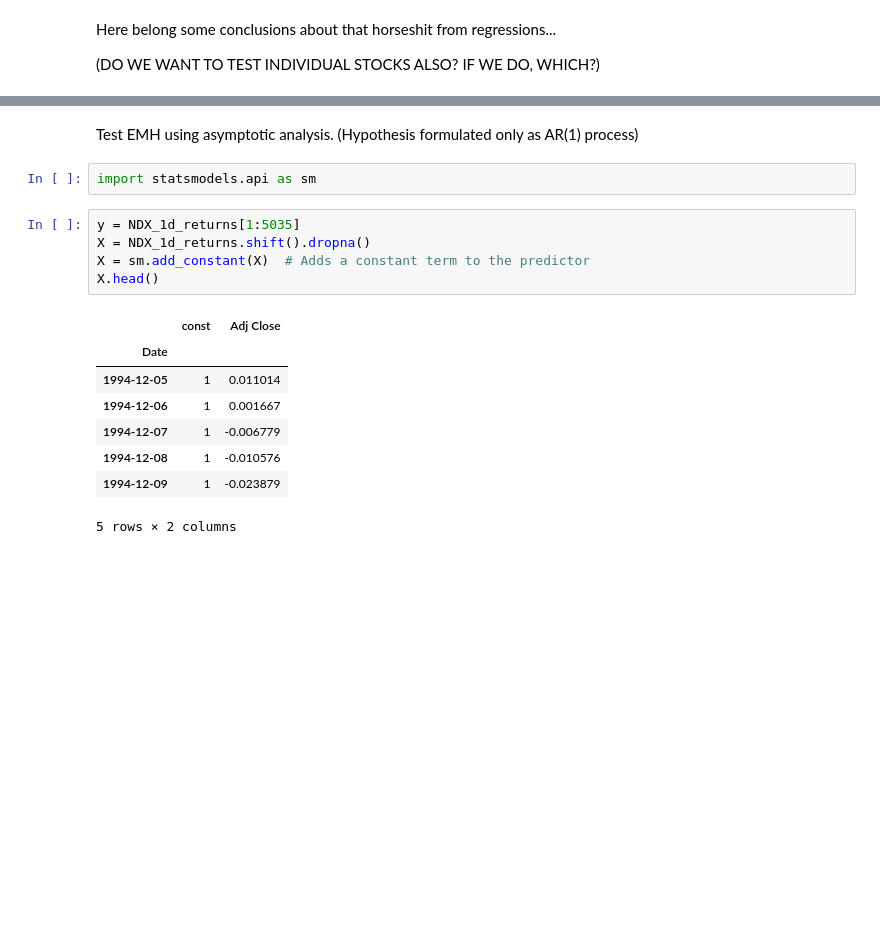
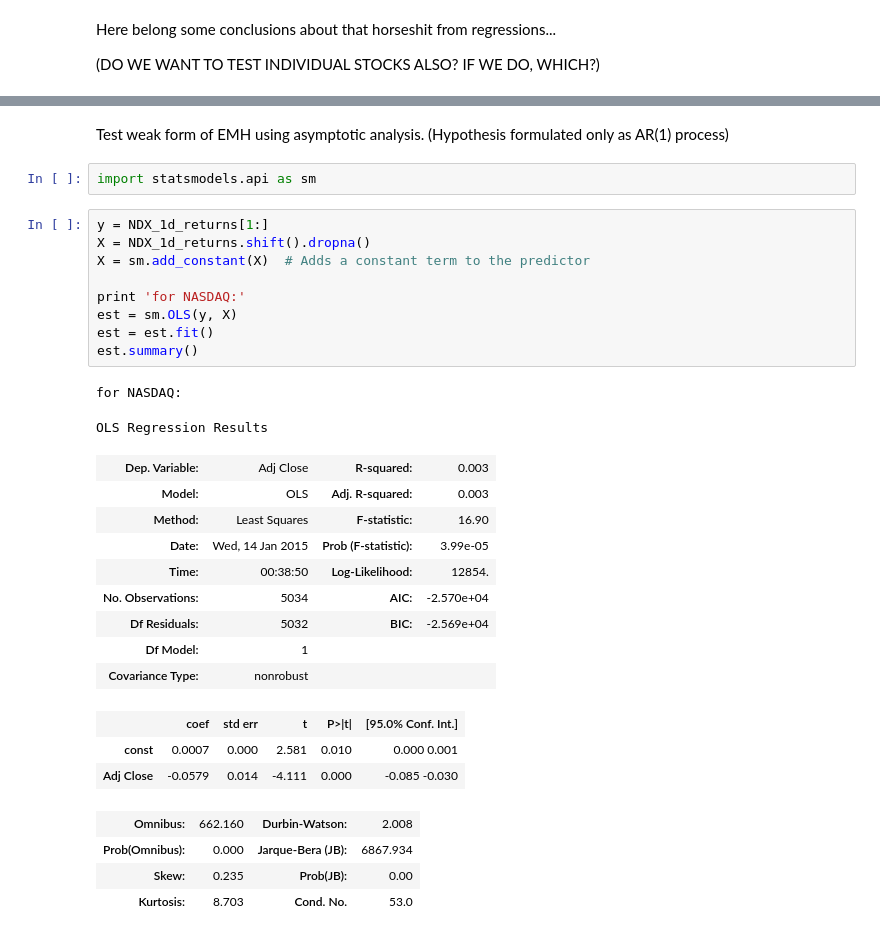
Before and after one commit to ankitvad/ML-FIN, a Jupyter notebook: Testing Random-Walk Hypothesis and related shit.ipynb, the cells around one changed output, grey strips where cells are left out. Drawn from its saved outputs; the diff is of its cells as text; blank space fills up the shorter version.

```diff
--- a/Testing Random-Walk Hypothesis and related shit.ipynb
+++ b/Testing Random-Walk Hypothesis and related shit.ipynb
@@ -192,19 +187,33 @@ Name: Adj Close, dtype: float64)
 # %% [markdown]
-Test EMH using asymptotic analysis. (Hypothesis formulated only as AR(1) process)
+Test weak form of EMH using asymptotic analysis. (Hypothesis formulated only as AR(1) process)
 # %%
 import statsmodels.api as sm
 # %%
-y = NDX_1d_returns[1:5035]
+y = NDX_1d_returns[1:]
 X = NDX_1d_returns.shift().dropna()
 X = sm.add_constant(X)  # Adds a constant term to the predictor
-X.head()
+
+print 'for NASDAQ:'
+est = sm.OLS(y, X)
+est = est.fit()
+est.summary()
 # %% [output]
+for NASDAQ:
+OLS Regression Results
-|  | const | Adj Close |
-| Date |  |  |
-| 1994-12-05 | 1 | 0.011014 |
-| 1994-12-06 | 1 | 0.001667 |
-| 1994-12-07 | 1 | -0.006779 |
-| 1994-12-08 | 1 | -0.010576 |
-| 1994-12-09 | 1 | -0.023879 |
+| Dep. Variable: | Adj Close | R-squared: | 0.003 |
+| Model: | OLS | Adj. R-squared: | 0.003 |
+| Method: | Least Squares | F-statistic: | 16.90 |
+| Date: | Wed, 14 Jan 2015 | Prob (F-statistic): | 3.99e-05 |
+| Time: | 00:38:50 | Log-Likelihood: | 12854. |
+| No. Observations: | 5034 | AIC: | -2.570e+04 |
+| Df Residuals: | 5032 | BIC: | -2.569e+04 |
+| Df Model: | 1 |  |  |
+| Covariance Type: | nonrobust |  |  |
-5 rows × 2 columns
+|  | coef | std err | t | P>|t| | [95.0% Conf. Int.] |
+| const | 0.0007 | 0.000 | 2.581 | 0.010 | 0.000 0.001 |
+| Adj Close | -0.0579 | 0.014 | -4.111 | 0.000 | -0.085 -0.030 |
+| Omnibus: | 662.160 | Durbin-Watson: | 2.008 |
+| Prob(Omnibus): | 0.000 | Jarque-Bera (JB): | 6867.934 |
+| Skew: | 0.235 | Prob(JB): | 0.00 |
+| Kurtosis: | 8.703 | Cond. No. | 53.0 |
 # %%
```
Also changed, not shown: parts of 18 cells of this notebook.
